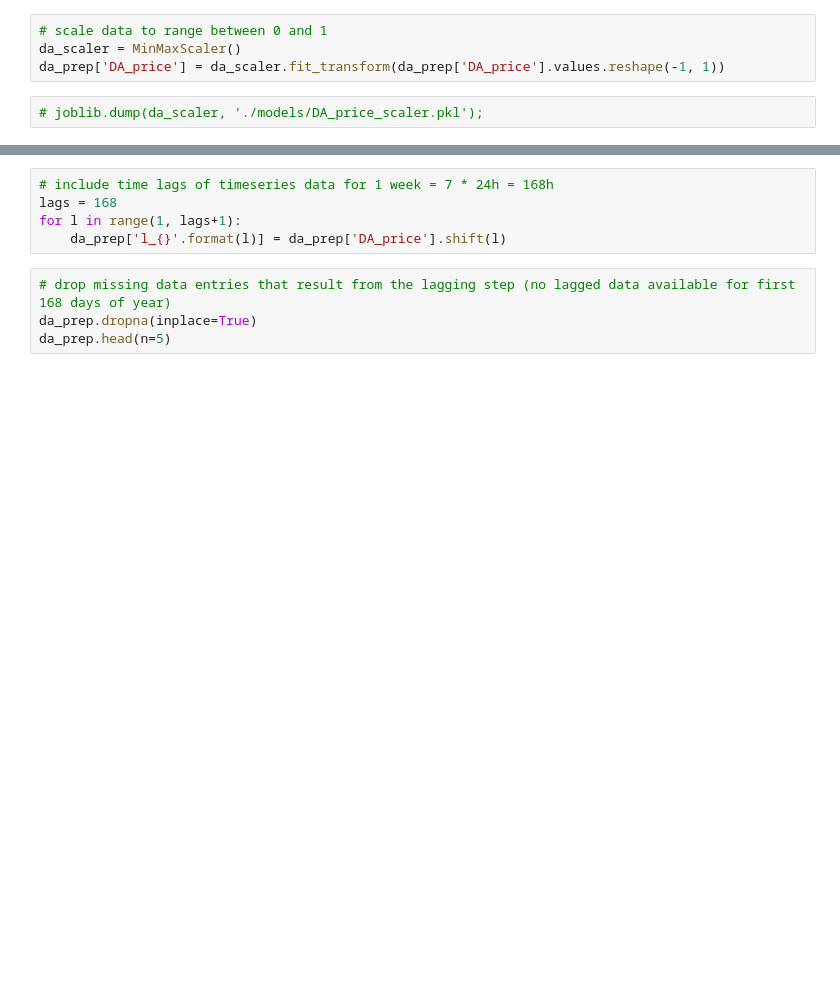
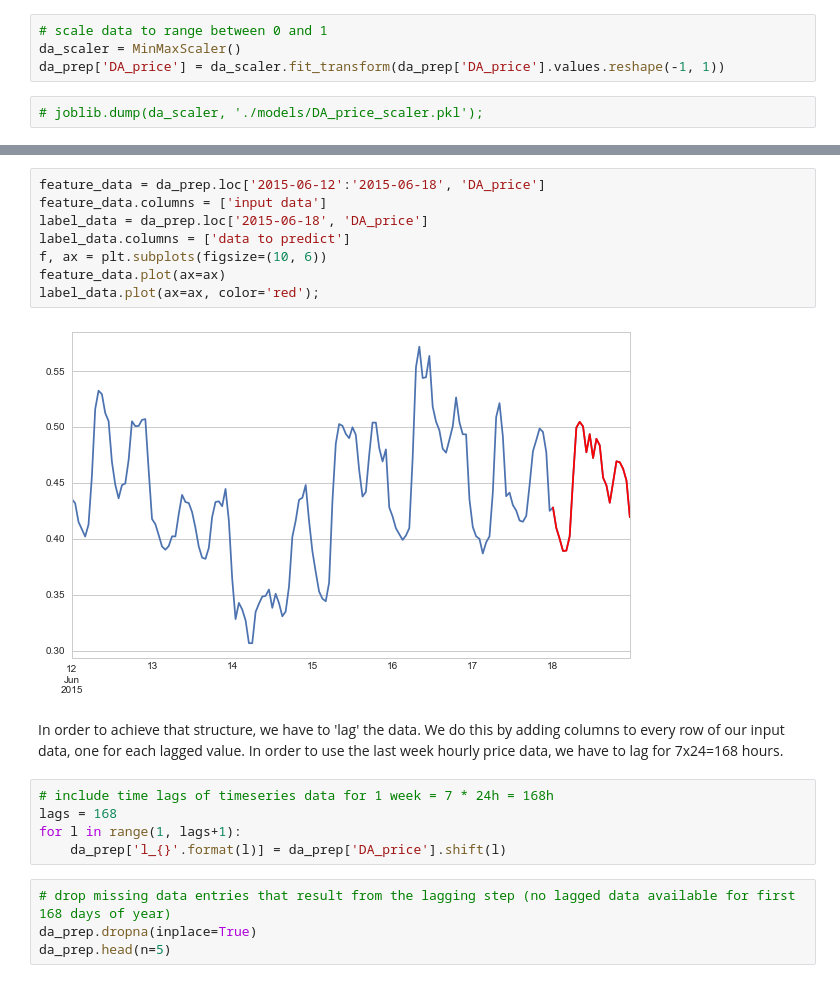
Before and after one commit to Octiembre80/DA-electricity-price-forecasting, a Jupyter notebook: timeseries_model.ipynb, the cells around one changed output, grey strips where cells are left out. Drawn from its saved outputs; the diff is of its cells as text; blank space fills up the shorter version.

```diff
--- a/timeseries_model.ipynb
+++ b/timeseries_model.ipynb
@@ -104,3 +121,15 @@ da_prep['DA_price'] = da_scaler.fit_transform(da_prep['DA_price'].values.reshape
+# %%
+feature_data = da_prep.loc['2015-06-12':'2015-06-18', 'DA_price']
+feature_data.columns = ['input data']
+label_data = da_prep.loc['2015-06-18', 'DA_price']
+label_data.columns = ['data to predict']
+f, ax = plt.subplots(figsize=(10, 6))
+feature_data.plot(ax=ax)
+label_data.plot(ax=ax, color='red');
+# %% [output]
+[figure, added]
+# %% [markdown]
+In order to achieve that structure, we have to 'lag' the data. We do this by adding columns to every row of our input data, one for each lagged value. In order to use the last week hourly price data, we have to lag for 7x24=168 hours.
 # %%
 # include time lags of timeseries data for 1 week = 7 * 24h = 168h
 lags = 168
```
Also changed, not shown: parts of 84 cells of this notebook, 6 other files.
